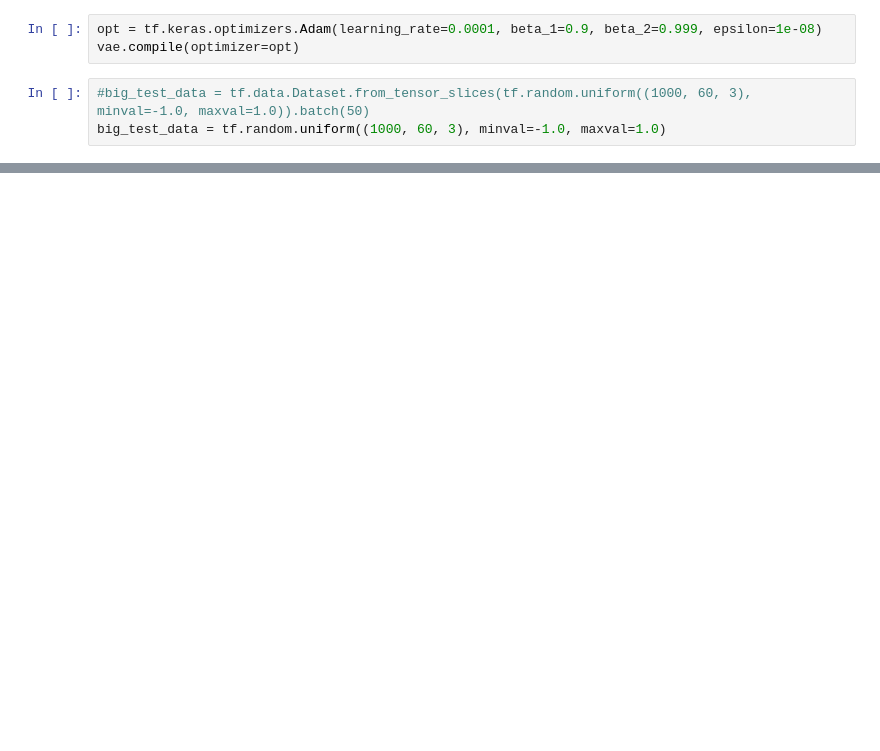
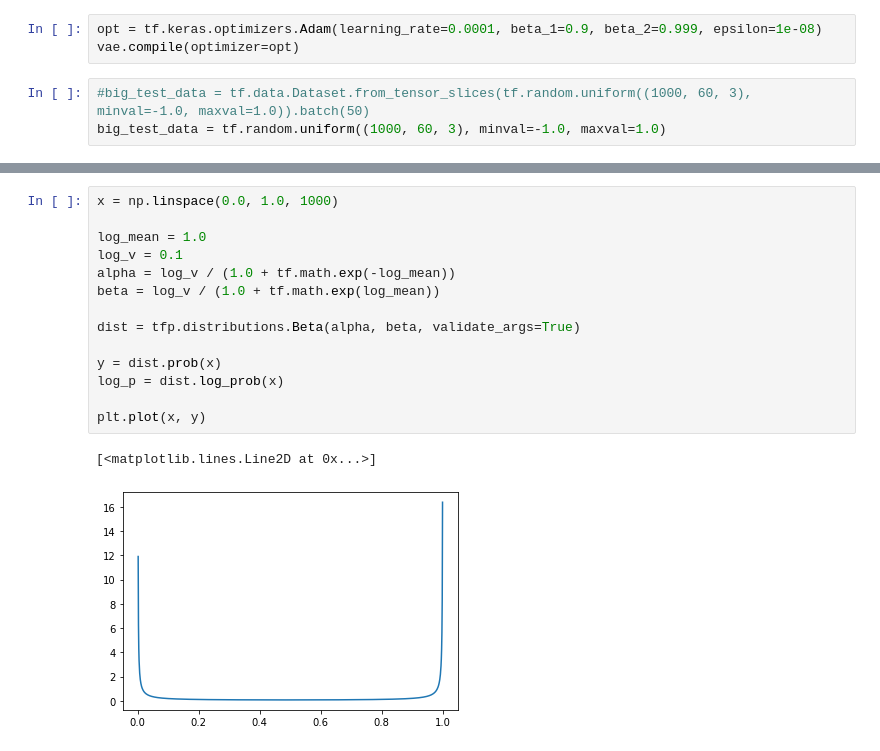
Before and after one commit to JIMonroe/vae-mc, a Jupyter notebook: test_particle_decoding.ipynb, the cells around one changed output, grey strips where cells are left out. Cells and saved outputs as stored; diff of their text form; blank space fills up the shorter version.

```diff
--- a/test_particle_decoding.ipynb
+++ b/test_particle_decoding.ipynb
@@ -1150,0 +1247,17 @@ Epoch 10/10
+# %%
+x = np.linspace(0.0, 1.0, 1000)
+
+log_mean = 1.0
+log_v = 0.1
+alpha = log_v / (1.0 + tf.math.exp(-log_mean))
+beta = log_v / (1.0 + tf.math.exp(log_mean))
+
+dist = tfp.distributions.Beta(alpha, beta, validate_args=True)
+
+y = dist.prob(x)
+log_p = dist.log_prob(x)
+
+plt.plot(x, y)
+# %% [output]
+[<matplotlib.lines.Line2D at 0x...>]
+[figure, added]
```
Also changed, not shown: parts of 52 cells of this notebook, 1 other file.
